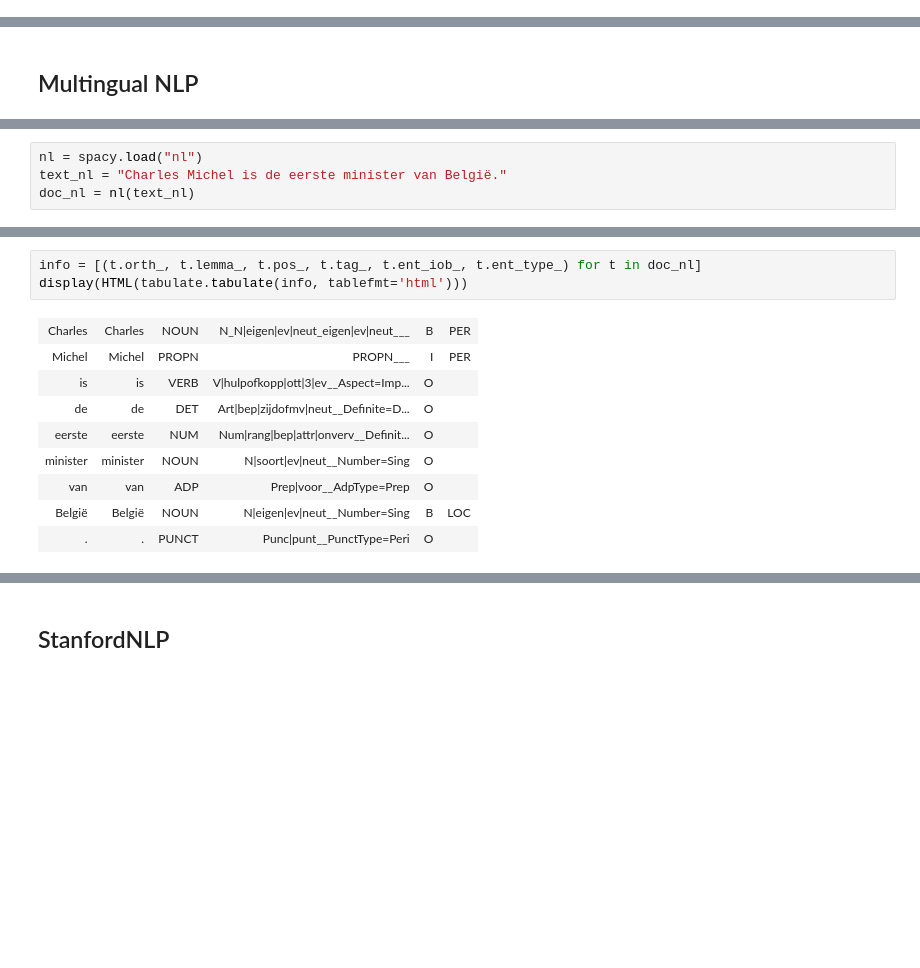
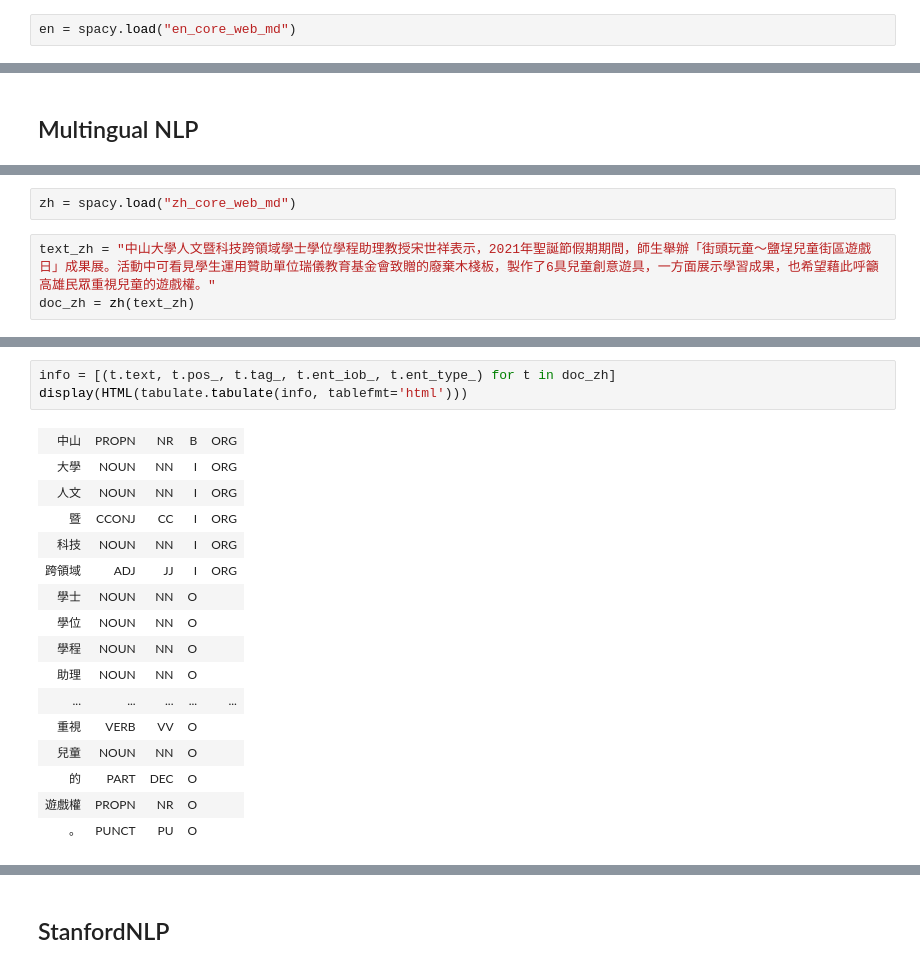
Before and after one commit to howard-haowen/NLP-demos, a Jupyter notebook: NSYSU/W01-use-pretrained-models.ipynb, the cells around one changed output, grey strips where cells are left out. Saved outputs shown, nothing was run; the diff lists cells and outputs as text; blank space fills up the shorter version.

```diff
--- a/NSYSU/W01-use-pretrained-models.ipynb
+++ b/NSYSU/W01-use-pretrained-models.ipynb
@@ -9,3 +46,5 @@ en = spacy.load("en")
+# %%
+en = spacy.load("en_core_web_md")
 # %%
 text = ("Donald John Trump (born June 14, 1946) is the 45th and current president of "
         "the United States.  Before entering politics, he was a businessman and television personality.")
@@ -125,5 +168,6 @@ SpaCy doesn't only have models for English, but also for many other languages. H
-# %%
-nl = spacy.load("nl")
-text_nl = "Charles Michel is de eerste minister van België."
-doc_nl = nl(text_nl)
+# %%
+zh = spacy.load("zh_core_web_md")
+# %%
+text_zh = "中山大學人文暨科技跨領域學士學位學程助理教授宋世祥表示，2021年聖誕節假期期間，師生舉辦「街頭玩童～鹽埕兒童街區遊戲日」成果展。活動中可看見學生運用贊助單位瑞儀教育基金會致贈的廢棄木棧板，製作了6具兒童創意遊具，一方面展示學習成果，也希望藉此呼籲高雄民眾重視兒童的遊戲權。"
+doc_zh = zh(text_zh)
 # %% [markdown]
@@ -137,13 +194,20 @@ This is a result of the training corpora that were used to build the models, who
 # %%
-info = [(t.orth_, t.lemma_, t.pos_, t.tag_, t.ent_iob_, t.ent_type_) for t in doc_nl]
+info = [(t.text, t.pos_, t.tag_, t.ent_iob_, t.ent_type_) for t in doc_zh]
 display(HTML(tabulate.tabulate(info, tablefmt='html')))
 # %% [output]
-| Charles | Charles | NOUN | N_N|eigen|ev|neut_eigen|ev|neut___ | B | PER |
-| Michel | Michel | PROPN | PROPN___ | I | PER |
-| is | is | VERB | V|hulpofkopp|ott|3|ev__Aspect=Imp... | O |  |
-| de | de | DET | Art|bep|zijdofmv|neut__Definite=D... | O |  |
-| eerste | eerste | NUM | Num|rang|bep|attr|onverv__Definit... | O |  |
-| minister | minister | NOUN | N|soort|ev|neut__Number=Sing | O |  |
-| van | van | ADP | Prep|voor__AdpType=Prep | O |  |
-| België | België | NOUN | N|eigen|ev|neut__Number=Sing | B | LOC |
-| . | . | PUNCT | Punc|punt__PunctType=Peri | O |  |
+| 中山 | PROPN | NR | B | ORG |
+| 大學 | NOUN | NN | I | ORG |
+| 人文 | NOUN | NN | I | ORG |
+| 暨 | CCONJ | CC | I | ORG |
+| 科技 | NOUN | NN | I | ORG |
+| 跨領域 | ADJ | JJ | I | ORG |
+| 學士 | NOUN | NN | O |  |
+| 學位 | NOUN | NN | O |  |
+| 學程 | NOUN | NN | O |  |
+| 助理 | NOUN | NN | O |  |
+| ... | ... | ... | ... | ... |
+| 重視 | VERB | VV | O |  |
+| 兒童 | NOUN | NN | O |  |
+| 的 | PART | DEC | O |  |
+| 遊戲權 | PROPN | NR | O |  |
+| 。 | PUNCT | PU | O |  |
```
Also changed, not shown: parts of 58 cells of this notebook.
